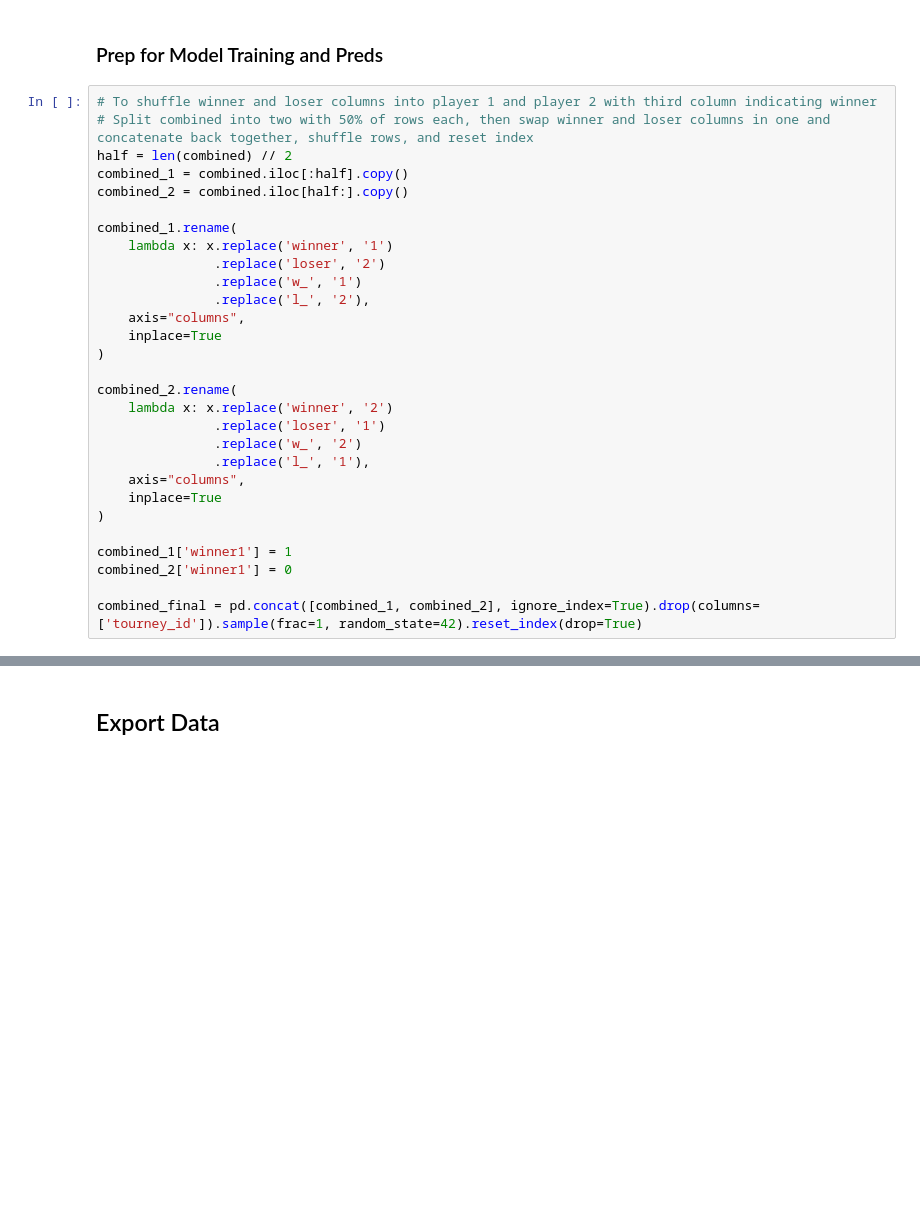
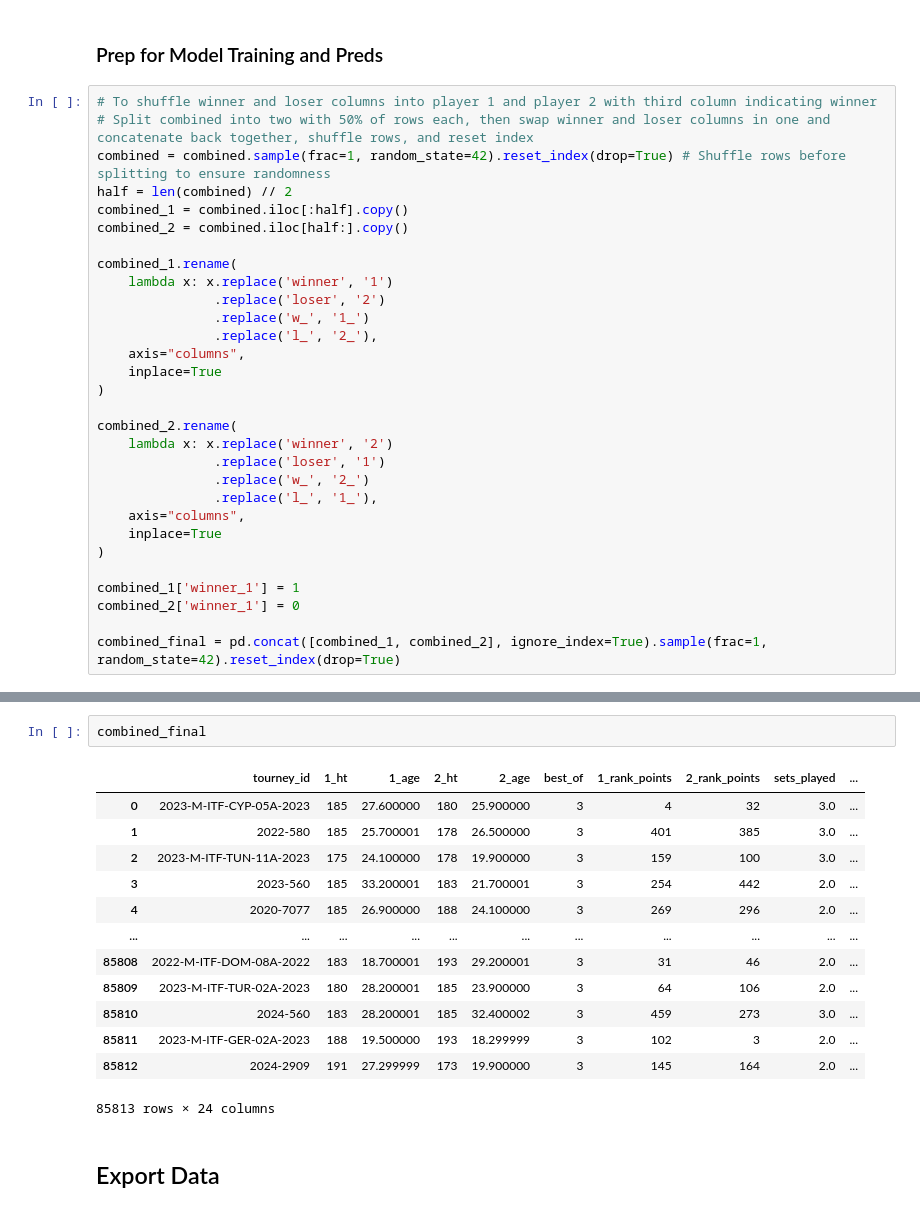
Before and after one commit to TKAman23/TennisPredictions, a Jupyter notebook: preprocessing.ipynb, the cells around one changed output, grey strips where cells are left out. Saved outputs shown, nothing was run; the diff lists cells and outputs as text; blank space fills up the shorter version.

```diff
--- a/preprocessing.ipynb
+++ b/preprocessing.ipynb
@@ -502,6 +502,7 @@ plt.show()
 # %%
 # To shuffle winner and loser columns into player 1 and player 2 with third column indicating winner
 # Split combined into two with 50% of rows each, then swap winner and loser columns in one and concatenate back together, shuffle rows, and reset index
+combined = combined.sample(frac=1, random_state=42).reset_index(drop=True) # Shuffle rows before splitting to ensure randomness
 half = len(combined) // 2
 combined_1 = combined.iloc[:half].copy()
 combined_2 = combined.iloc[half:].copy()
@@ -509,8 +510,8 @@ combined_2 = combined.iloc[half:].copy()
 combined_1.rename(
     lambda x: x.replace('winner', '1')
                .replace('loser', '2')
-               .replace('w_', '1')
-               .replace('l_', '2'),
+               .replace('w_', '1_')
+               .replace('l_', '2_'),
     axis="columns",
     inplace=True
 )
@@ -518,13 +519,13 @@ combined_1.rename(
 combined_2.rename(
     lambda x: x.replace('winner', '2')
                .replace('loser', '1')
-               .replace('w_', '2')
-               .replace('l_', '1'),
+               .replace('w_', '2_')
+               .replace('l_', '1_'),
     axis="columns",
     inplace=True
 )
 
-combined_1['winner1'] = 1
-combined_2['winner1'] = 0
+combined_1['winner_1'] = 1
+combined_2['winner_1'] = 0
 
-combined_final = pd.concat([combined_1, combined_2], ignore_index=True).drop(columns=['tourney_id']).sample(frac=1, random_state=42).reset_index(drop=True)
+combined_final = pd.concat([combined_1, combined_2], ignore_index=True).sample(frac=1, random_state=42).reset_index(drop=True)
@@ -531,3 +553,19 @@ combined_final = pd.concat([combined_1, combined_2], ignore_index=True).drop(col
+# %%
+combined_final
+# %% [output]
+|  | tourney_id | 1_ht | 1_age | 2_ht | 2_age | best_of | 1_rank_points | 2_rank_points | sets_played | ... |
+| 0 | 2023-M-ITF-CYP-05A-2023 | 185 | 27.600000 | 180 | 25.900000 | 3 | 4 | 32 | 3.0 | ... |
+| 1 | 2022-580 | 185 | 25.700001 | 178 | 26.500000 | 3 | 401 | 385 | 3.0 | ... |
+| 2 | 2023-M-ITF-TUN-11A-2023 | 175 | 24.100000 | 178 | 19.900000 | 3 | 159 | 100 | 3.0 | ... |
+| 3 | 2023-560 | 185 | 33.200001 | 183 | 21.700001 | 3 | 254 | 442 | 2.0 | ... |
+| 4 | 2020-7077 | 185 | 26.900000 | 188 | 24.100000 | 3 | 269 | 296 | 2.0 | ... |
+| ... | ... | ... | ... | ... | ... | ... | ... | ... | ... | ... |
+| 85808 | 2022-M-ITF-DOM-08A-2022 | 183 | 18.700001 | 193 | 29.200001 | 3 | 31 | 46 | 2.0 | ... |
+| 85809 | 2023-M-ITF-TUR-02A-2023 | 180 | 28.200001 | 185 | 23.900000 | 3 | 64 | 106 | 2.0 | ... |
+| 85810 | 2024-560 | 183 | 28.200001 | 185 | 32.400002 | 3 | 459 | 273 | 3.0 | ... |
+| 85811 | 2023-M-ITF-GER-02A-2023 | 188 | 19.500000 | 193 | 18.299999 | 3 | 102 | 3 | 2.0 | ... |
+| 85812 | 2024-2909 | 191 | 27.299999 | 173 | 19.900000 | 3 | 145 | 164 | 2.0 | ... |
+85813 rows × 24 columns
 # %% [markdown]
 ## Export Data
 # %%
```
Also changed, not shown: parts of 1 cell of this notebook, 9 other files.
